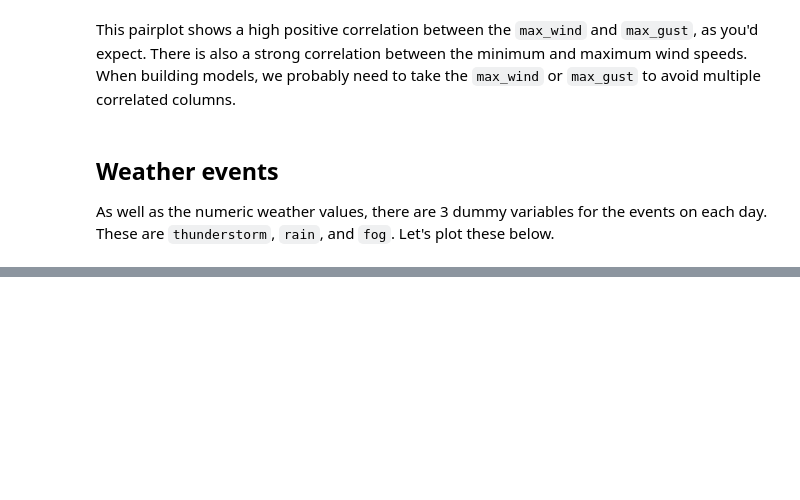
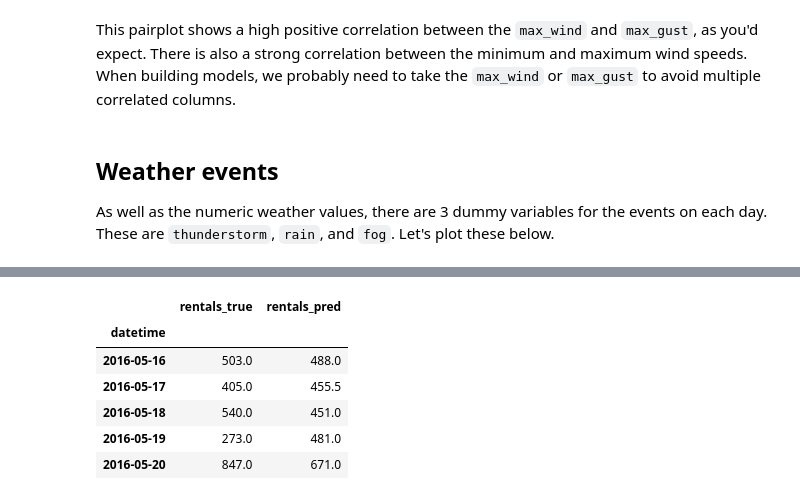
Before and after one commit to timgasser/bcycle-austin, a Jupyter notebook: notebooks/bcycle_models.ipynb, the cells around one changed output, grey strips where cells are left out. Saved outputs shown, nothing was run; the diff lists cells and outputs as text; code cells hidden in the pictures; blank space fills up the shorter version.

```diff
--- a/notebooks/bcycle_models.ipynb
+++ b/notebooks/bcycle_models.ipynb
@@ -252,0 +317,17 @@ for ax in axes:
+# %%
+# For the validation set, add a column for the day of the week, and join with predictions from training set
+dow_pred_df = val_df.copy()
+dow_pred_df = dow_pred_df.reset_index()
+dow_pred_df['dayofweek'] = dow_pred_df['datetime'].dt.dayofweek
+dow_pred_df = pd.merge(dow_pred_df, dow_df, on='dayofweek', how='left', suffixes=('_true', '_pred'))
+dow_pred_df.index = dow_pred_df['datetime']
+dow_pred_df = dow_pred_df.drop(['datetime', 'dayofweek'], axis=1)
+dow_pred_df.head()
+# %% [output]
+|  | rentals_true | rentals_pred |
+| datetime |  |  |
+| 2016-05-16 | 503.0 | 488.0 |
+| 2016-05-17 | 405.0 | 455.5 |
+| 2016-05-18 | 540.0 | 451.0 |
+| 2016-05-19 | 273.0 | 481.0 |
+| 2016-05-20 | 847.0 | 671.0 |
```
Also changed, not shown: parts of 10 cells of this notebook, 1 other file.
